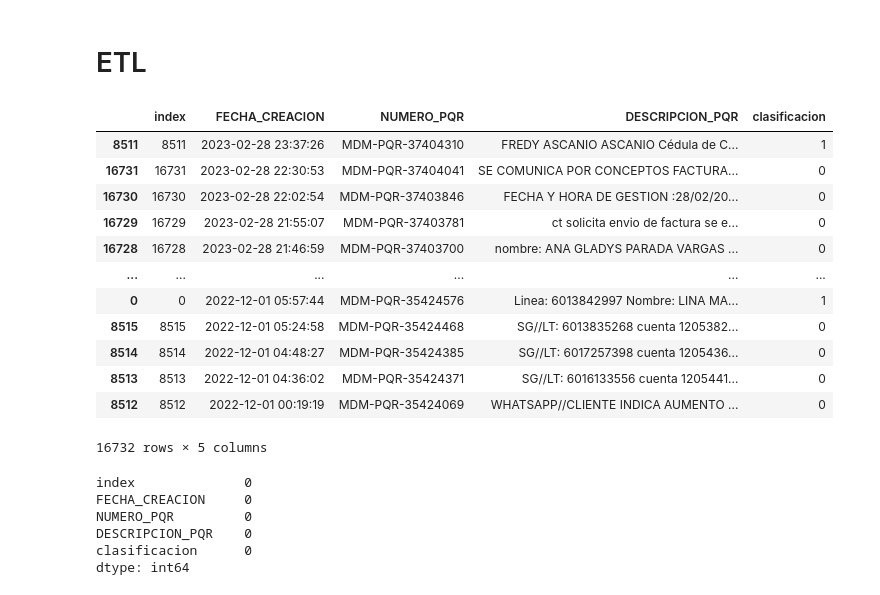
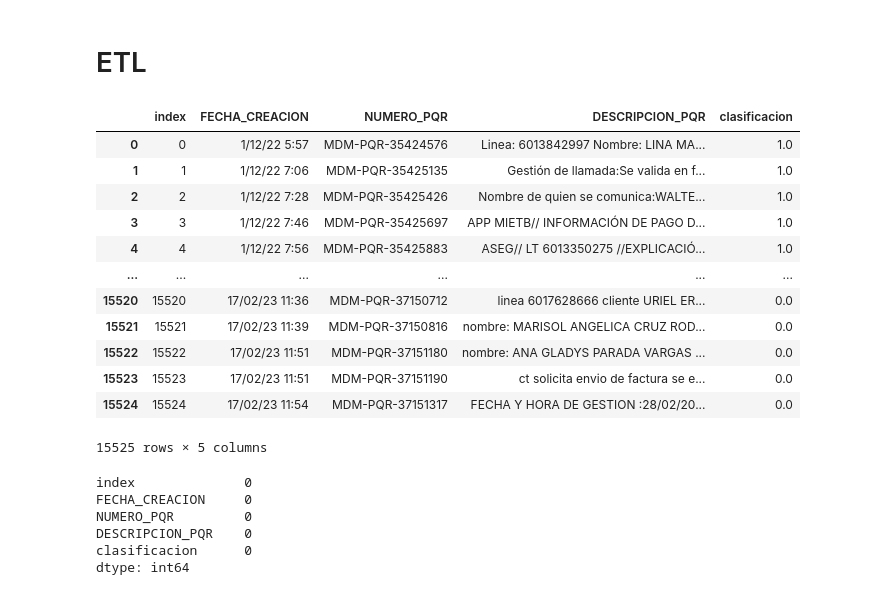
Before and after one commit to etb-git/PRIORIZAR, a Jupyter notebook: notebook/entra_binario.ipynb, the cells around one changed output. Drawn from its saved outputs; the diff is of its cells as text; code cells hidden in the pictures.

```diff
--- a/notebook/entra_binario.ipynb
+++ b/notebook/entra_binario.ipynb
@@ -112,26 +108,26 @@ Successfully installed pyspellchecker-0.7.2
 # ETL
 # %%
 
-pandas_c_F= pd.read_csv('/content/PRIORIZAR/entranamiento_/binario_entrenamiento_cruda.csv').sort_values('NUMERO_PQR', ascending=False)
+pandas_c_F= pd.read_csv('/content/PRIORIZAR/entranamiento_/binario_entrenamiento_cruda.csv',delimiter=';')
 
 pandas_c_F= pandas_c_F.fillna("vacios")
 
 
 pandas_c_F
 # %% [output]
 |  | index | FECHA_CREACION | NUMERO_PQR | DESCRIPCION_PQR | clasificacion |
-| 8511 | 8511 | 2023-02-28 23:37:26 | MDM-PQR-37404310 | FREDY ASCANIO ASCANIO Cédula de C... | 1 |
-| 16731 | 16731 | 2023-02-28 22:30:53 | MDM-PQR-37404041 | SE COMUNICA POR CONCEPTOS FACTURA... | 0 |
-| 16730 | 16730 | 2023-02-28 22:02:54 | MDM-PQR-37403846 | FECHA Y HORA DE GESTION :28/02/20... | 0 |
-| 16729 | 16729 | 2023-02-28 21:55:07 | MDM-PQR-37403781 | ct solicita envio de factura se e... | 0 |
-| 16728 | 16728 | 2023-02-28 21:46:59 | MDM-PQR-37403700 | nombre: ANA GLADYS PARADA VARGAS ... | 0 |
+| 0 | 0 | 1/12/22 5:57 | MDM-PQR-35424576 | Linea: 6013842997 Nombre: LINA MA... | 1.0 |
+| 1 | 1 | 1/12/22 7:06 | MDM-PQR-35425135 | Gestión de llamada:Se valida en f... | 1.0 |
+| 2 | 2 | 1/12/22 7:28 | MDM-PQR-35425426 | Nombre de quien se comunica:WALTE... | 1.0 |
+| 3 | 3 | 1/12/22 7:46 | MDM-PQR-35425697 | APP MIETB// INFORMACIÓN DE PAGO D... | 1.0 |
+| 4 | 4 | 1/12/22 7:56 | MDM-PQR-35425883 | ASEG// LT 6013350275 //EXPLICACIÓ... | 1.0 |
 | ... | ... | ... | ... | ... | ... |
-| 0 | 0 | 2022-12-01 05:57:44 | MDM-PQR-35424576 | Linea: 6013842997 Nombre: LINA MA... | 1 |
-| 8515 | 8515 | 2022-12-01 05:24:58 | MDM-PQR-35424468 | SG//LT: 6013835268 cuenta 1205382... | 0 |
-| 8514 | 8514 | 2022-12-01 04:48:27 | MDM-PQR-35424385 | SG//LT: 6017257398 cuenta 1205436... | 0 |
-| 8513 | 8513 | 2022-12-01 04:36:02 | MDM-PQR-35424371 | SG//LT: 6016133556 cuenta 1205441... | 0 |
-| 8512 | 8512 | 2022-12-01 00:19:19 | MDM-PQR-35424069 | WHATSAPP//CLIENTE INDICA AUMENTO ... | 0 |
+| 15520 | 15520 | 17/02/23 11:36 | MDM-PQR-37150712 | linea 6017628666 cliente URIEL ER... | 0.0 |
+| 15521 | 15521 | 17/02/23 11:39 | MDM-PQR-37150816 | nombre: MARISOL ANGELICA CRUZ ROD... | 0.0 |
+| 15522 | 15522 | 17/02/23 11:51 | MDM-PQR-37151180 | nombre: ANA GLADYS PARADA VARGAS ... | 0.0 |
+| 15523 | 15523 | 17/02/23 11:51 | MDM-PQR-37151190 | ct solicita envio de factura se e... | 0.0 |
+| 15524 | 15524 | 17/02/23 11:54 | MDM-PQR-37151317 | FECHA Y HORA DE GESTION :28/02/20... | 0.0 |
-16732 rows × 5 columns
+15525 rows × 5 columns
 # %%
 pandas_c_F.isnull().sum()
 # %% [output]
```
Also changed, not shown: parts of 7 cells of this notebook, 2 other files.
